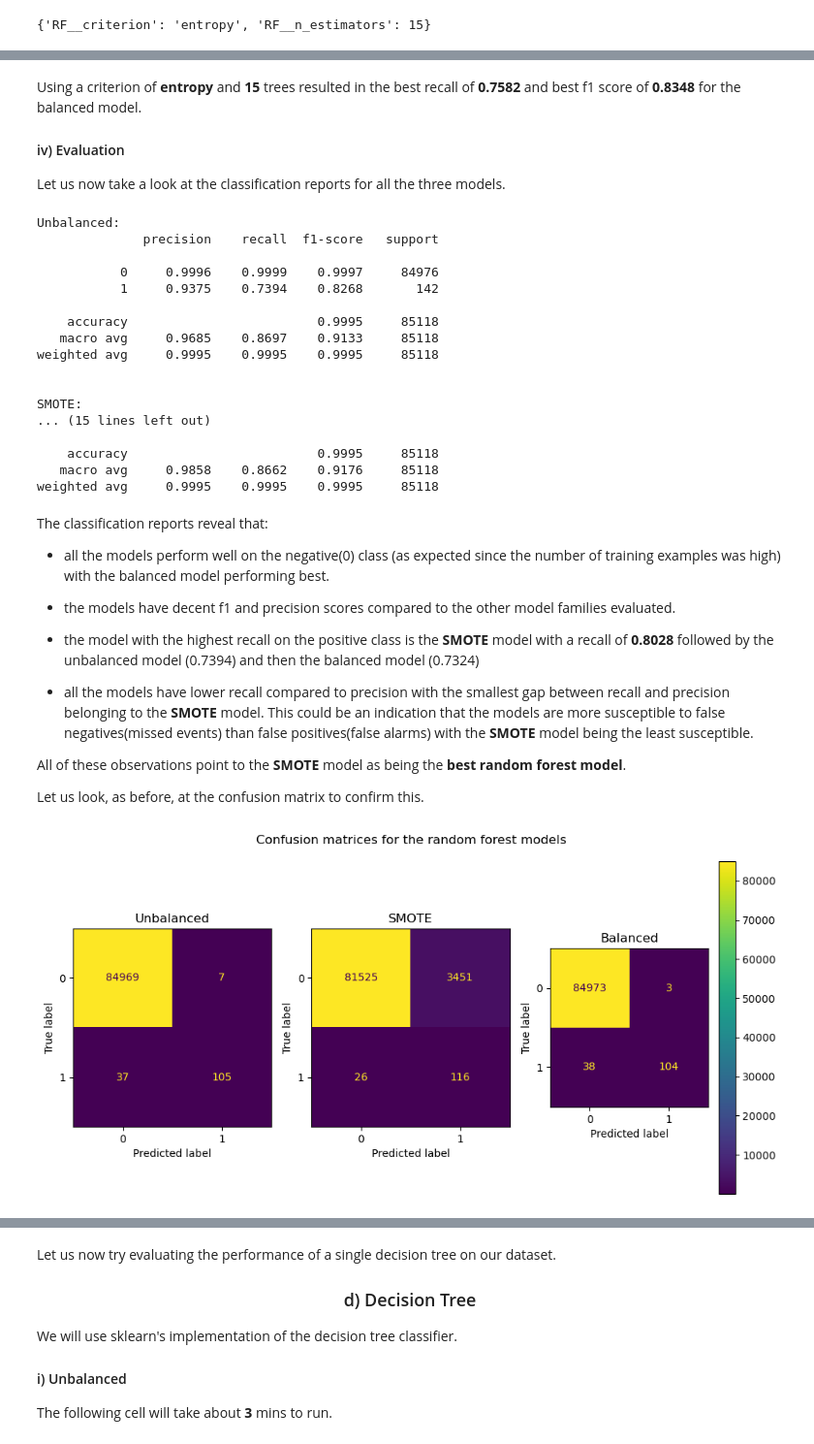
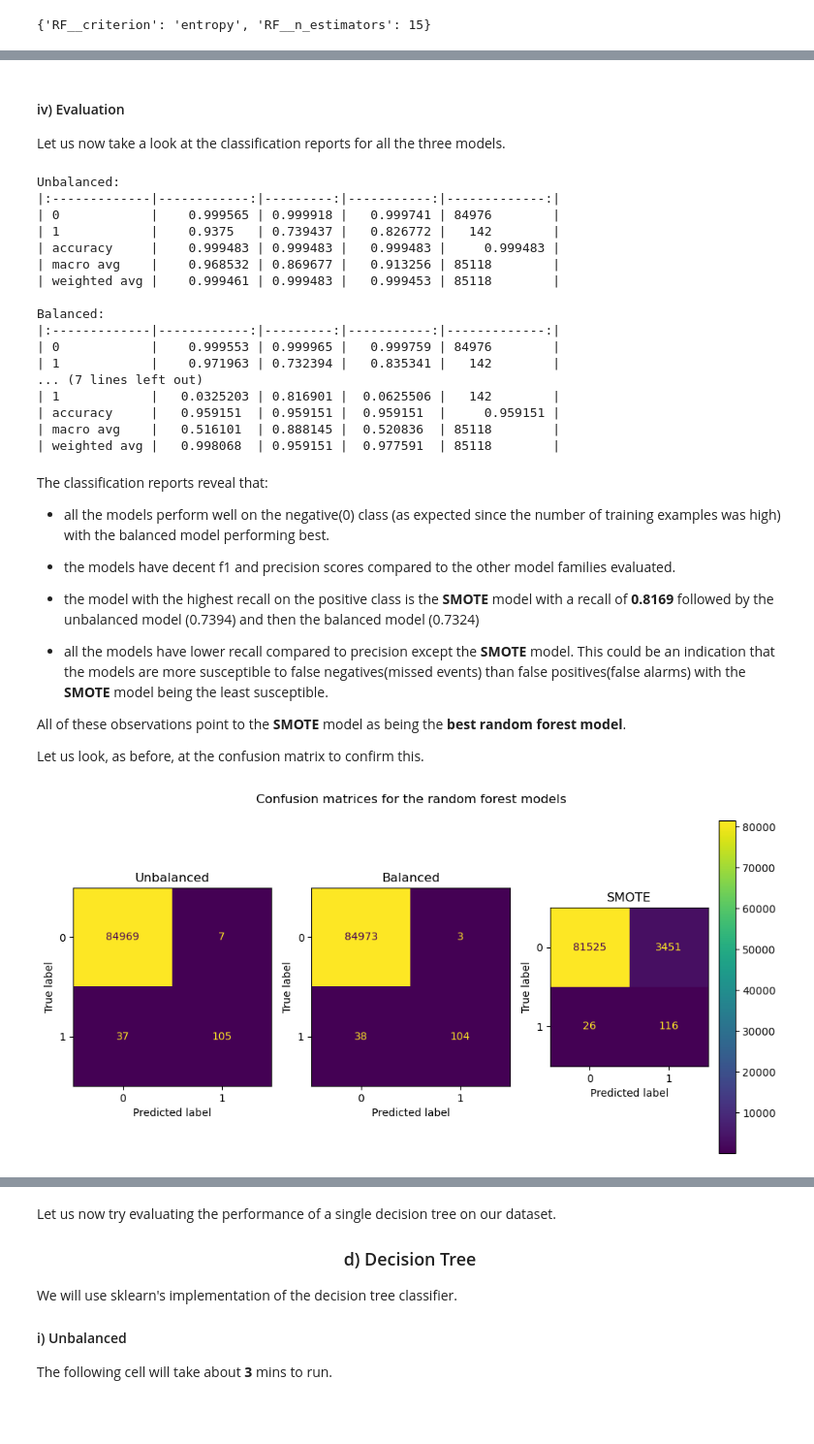
Before and after one commit to NgundoMuithya/Kaggle_Credit_Card_Fraud_Detection, a Jupyter notebook: notebook.ipynb, the cells around one changed output, grey strips where cells are left out. Shown at 97% size. Saved outputs shown, nothing was run; the diff lists cells and outputs as text; code cells hidden in the pictures; blank space fills up the shorter version.

```diff
--- a/notebook.ipynb
+++ b/notebook.ipynb
@@ -696,15 +702,16 @@ Let us look at the confusion matrices for the models to get a clearer picture of
 # %%
 from sklearn.metrics import ConfusionMatrixDisplay, confusion_matrix
 
-logreg_models = [best_unbalanced_logreg_model, best_SMOTE_logreg_model, best_balanced_logreg_model]
-names = ["Unbalanced", "SMOTE", "Balanced"]
+# Plot
+def plot_confusion_matrices(model_name, models, filepath=None, names=names, X_test_scaled=X_test_scaled, y_test=y_test):
+    '''
+    Custom helper function to plot the confusion matrices. Created to avoid redundacy when plotting the matrices for later model families.
+    Simply provide the model family name as a string using the `model_name` parameter and the list with the models in `models`.
+    Also ensure to pass in the filepath for where to store the image. If not passed in explicitly, then the default filepath `./Images/{model_name}_conf_matrices.png` will be used.
+    '''
+    if filepath is None:
+        filepath = './Images/' + model_name + '_conf_matrices.png'
 
-# Plot
-def plot_confusion_matrices(model_name, models, names=names, X_test_scaled=X_test_scaled, y_test=y_test):
-    '''
-    Function to plot the confusion matrices. Created to avoid redundacy when plotting the matrices for later model families.
-    Simply provide the model family name as a string using the `model_name` parameter and the list with the models in `models`.
-    '''
     fig, axs = plt.subplots(ncols=len(models), figsize=(10, 5))
     for i, ax in enumerate(axs.flatten()):
         y_preds = models[i].predict(X_test_scaled)
@@ -717,6 +724,7 @@ def plot_confusion_matrices(model_name, models, names=names, X_test_scaled=X_tes
 
     fig.suptitle(f"Confusion matrices for the {model_name} models")
     plt.tight_layout()
+    plt.savefig(filepath, dpi=150)
     plt.show()
 
 plot_confusion_matrices('logistic', logreg_models)
@@ -1110,39 +1116,29 @@ best_balanced_rf_model.best_params_
-# %% [markdown]
-Using a criterion of **entropy** and **15** trees resulted in the best recall of **0.7582** and best f1 score of **0.8348** for the balanced model.
-
-#### iv) Evaluation
-
-Let us now take a look at the classification reports for all the three models.
+# %% [markdown]
+#### iv) Evaluation
+
+Let us now take a look at the classification reports for all the three models.
 # %%
-print("Unbalanced:")
-y_preds = best_unbalanced_rf_model.predict(X_test_scaled)
-print(classification_report(y_test, y_preds, digits=4))
+rf_models = [best_unbalanced_rf_model, best_balanced_rf_model, best_SMOTE_rf_model]
 
-print("\nSMOTE:")
-y_preds = best_SMOTE_rf_model.predict(X_test_scaled)
-print(classification_report(y_test, y_preds, digits=4))
-
-print("\nBalanced:")
-y_preds = best_balanced_rf_model.predict(X_test_scaled)
-print(classification_report(y_test, y_preds, digits=4))
+print_classification_reports(rf_models)
 # %% [output]
 Unbalanced:
-              precision    recall  f1-score   support
+|:-------------|------------:|---------:|-----------:|-------------:|
+| 0            |    0.999565 | 0.999918 |   0.999741 | 84976        |
+| 1            |    0.9375   | 0.739437 |   0.826772 |   142        |
+| accuracy     |    0.999483 | 0.999483 |   0.999483 |     0.999483 |
+| macro avg    |    0.968532 | 0.869677 |   0.913256 | 85118        |
+| weighted avg |    0.999461 | 0.999483 |   0.999453 | 85118        |
 
-           0     0.9996    0.9999    0.9997     84976
-           1     0.9375    0.7394    0.8268       142
-
-    accuracy                         0.9995     85118
-   macro avg     0.9685    0.8697    0.9133     85118
-weighted avg     0.9995    0.9995    0.9995     85118
-
-
-SMOTE:
-... (15 lines left out)
-
-    accuracy                         0.9995     85118
-   macro avg     0.9858    0.8662    0.9176     85118
-weighted avg     0.9995    0.9995    0.9995     85118
+Balanced:
+|:-------------|------------:|---------:|-----------:|-------------:|
+| 0            |    0.999553 | 0.999965 |   0.999759 | 84976        |
+| 1            |    0.971963 | 0.732394 |   0.835341 |   142        |
+... (7 lines left out)
+| 1            |   0.0325203 | 0.816901 |  0.0625506 |   142        |
+| accuracy     |   0.959151  | 0.959151 |  0.959151  |     0.959151 |
+| macro avg    |   0.516101  | 0.888145 |  0.520836  | 85118        |
+| weighted avg |   0.998068  | 0.959151 |  0.977591  | 85118        |
 # %% [markdown]
 The classification reports reveal that:
 
@@ -1150,20 +1146,17 @@ The classification reports reveal that:
 
 * the models have decent f1 and precision scores compared to the other model families evaluated.
 
-* the model with the highest recall on the positive class is the **SMOTE** model with a recall of **0.8028** followed by the unbalanced model (0.7394) and then the balanced model (0.7324)
+* the model with the highest recall on the positive class is the **SMOTE** model with a recall of **0.8169** followed by the unbalanced model (0.7394) and then the balanced model (0.7324)
 
-* all the models have lower recall compared to precision with the smallest gap between recall and precision belonging to the **SMOTE** model. This could be an indication that the models are more susceptible to false negatives(missed events) than false positives(false alarms) with the **SMOTE** model being the least susceptible.
+* all the models have lower recall compared to precision except the **SMOTE** model. This could be an indication that the models are more susceptible to false negatives(missed events) than false positives(false alarms) with the **SMOTE** model being the least susceptible.
 
 All of these observations point to the **SMOTE** model as being the **best random forest model**.
 
 Let us look, as before, at the confusion matrix to confirm this.
 # %%
-rf_models = [best_unbalanced_rf_model, best_SMOTE_rf_model, best_balanced_rf_model]
-
-# Plot
 plot_confusion_matrices('random forest', rf_models)
 # %% [output]
-[figure, old version]
+[figure, new version]
 # %% [markdown]
 The confusion matrices reveal that:
 
```
Also changed, not shown: parts of 46 cells of this notebook.
